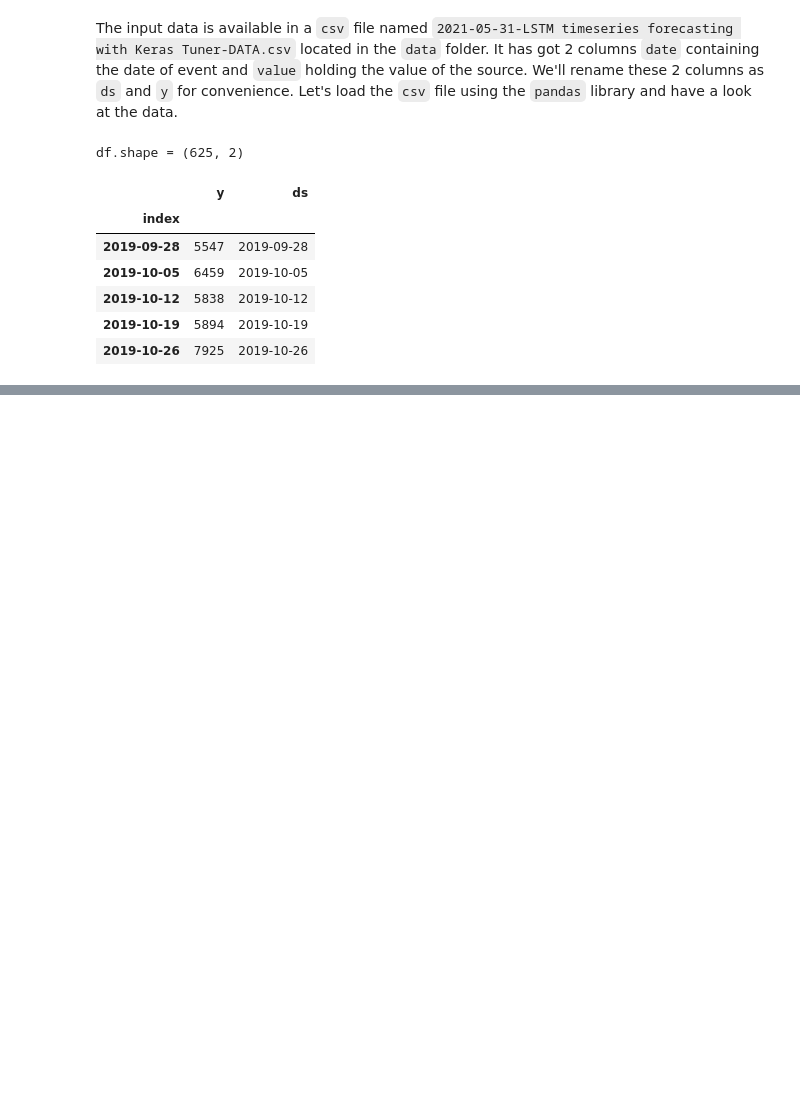
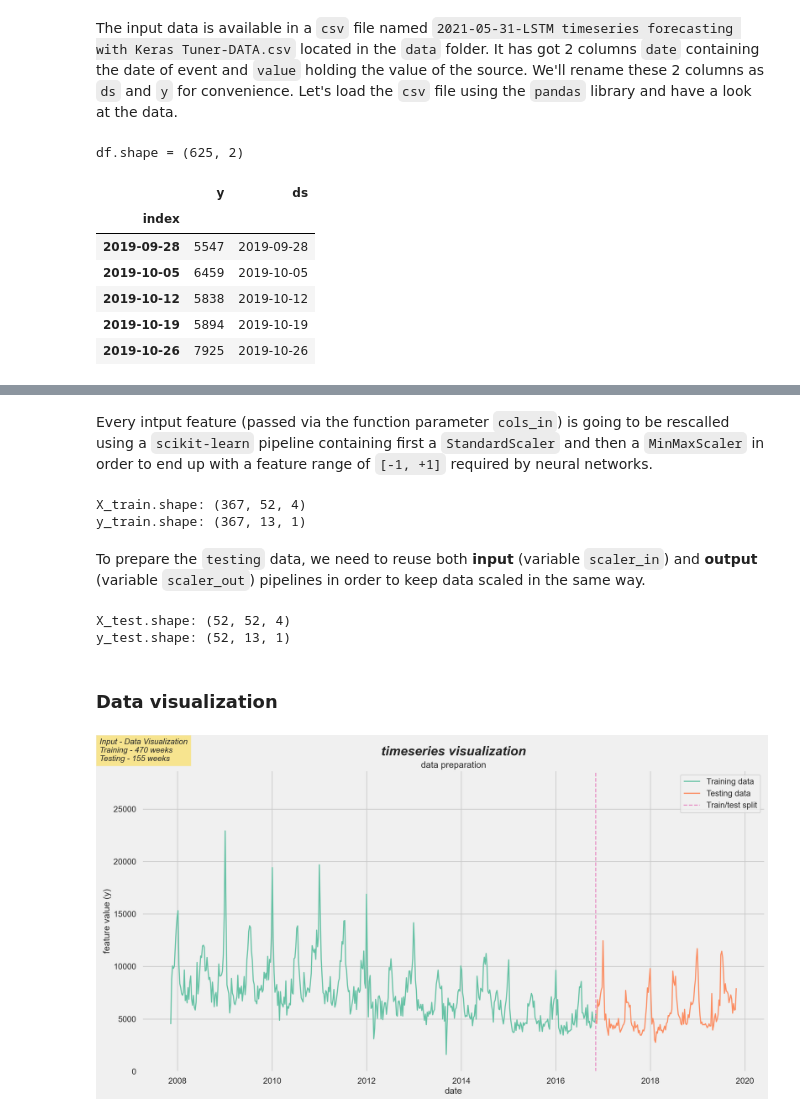
Before and after one commit to braibaud/blog, a Jupyter notebook: _notebooks/2021-05-31-LSTM timeseries forecasting with Keras Tuner.ipynb, the cells around one changed output, grey strips where cells are left out. Saved outputs shown, nothing was run; the diff lists cells and outputs as text; code cells hidden in the pictures; blank space fills up the shorter version.

```diff
--- a/_notebooks/2021-05-31-LSTM timeseries forecasting with Keras Tuner.ipynb
+++ b/_notebooks/2021-05-31-LSTM timeseries forecasting with Keras Tuner.ipynb
@@ -52,7 +95,9 @@ The input data is available in a `csv` file named `2021-05-31-LSTM timeseries fo
 # %%
 #collapse-hide
 df = pd.read_csv(
-    filepath_or_buffer='../assets/data/2021-05-31-LSTM timeseries forecasting with Keras Tuner-DATA.csv',
+    filepath_or_buffer='../assets/data/{0}-{1}.csv'.format(
+        params['project_date'],
+        params['project_name']),
     sep=';')
 
 df.rename(
@@ -76,7 +121,7 @@ df.set_index(
     inplace=True)
 
 df = df.asfreq(
-    freq='W-SAT')
+    freq=params['data_frequency'])
 
 df['ds'] = df.index
 
@@ -98,0 +148,3 @@ Let's keep the fisrt 80% of the data for `training` and the last 20% for `testin
+# %%
+sample_width = max(params['lag_size']) + params['input_size'] + params['output_size']
+print('sample_width: {0}'.format(sample_width))
@@ -99,5 +155,4 @@ Let's keep the fisrt 80% of the data for `training` and the last 20% for `testin
 # %%
-#hide_input
-threshold_date = pd.to_datetime(df.index[int(df.shape[0] * .8)])
+threshold_date = pd.to_datetime(df.index[df.shape[0] - (sample_width + params['testing_size'])])
 print('Cutoff date for training/testing split is {0}'.format(threshold_date.strftime('%d/%m/%Y')))
 # %% [output]
@@ -119,0 +162,6 @@ df_test.shape = (125, 2)
+# %%
+test_mask = (df['ds'] > threshold_date)
+df_train = df[~test_mask]
+df_test = df[test_mask]
+print('df_train.shape = {0}'.format(df_train.shape))
+print('df_test.shape = {0}'.format(df_test.shape))
@@ -119,0 +232,52 @@ df_test.shape = (125, 2)
+# %% [markdown]
+Every intput feature (passed via the function parameter `cols_in`) is going to be rescalled using a `scikit-learn` pipeline containing first a `StandardScaler` and then a `MinMaxScaler` in order to end up with a feature range of `[-1, +1]` required by neural networks.
+# %%
+X_train, y_train, index_train, scaler_in, scaler_out, cols_in_indices_train, cols_out_indices_train = prepare_data(
+    data=df_train,
+    lag_data=params['lag_size'],
+    cols_in=['y'],
+    steps_in=params['input_size'],
+    cols_out=['y'],
+    steps_out=params['output_size'])
+
+print('X_train.shape: {0}'.format(X_train.shape))
+print('y_train.shape: {0}'.format(y_train.shape))
+# %% [output]
+X_train.shape: (367, 52, 4)
+y_train.shape: (367, 13, 1)
+# %% [markdown]
+To prepare the `testing` data, we need to reuse both **input** (variable `scaler_in`) and **output** (variable `scaler_out`) pipelines in order to keep data scaled in the same way.
+# %%
+X_test, y_test, index_test, _, _, cols_in_indices_test, cols_out_indices_test = prepare_data(
+    data=df_test,
+    lag_data=params['lag_size'],
+    cols_in=['y'],
+    steps_in=params['input_size'],
+    cols_out=['y'],
+    steps_out=params['output_size'],
+    scaler_in=scaler_in,
+    scaler_out=scaler_out)
+
+print('X_test.shape: {0}'.format(X_test.shape))
+print('y_test.shape: {0}'.format(y_test.shape))
+# %% [output]
+X_test.shape: (52, 52, 4)
+y_test.shape: (52, 13, 1)
+# %% [markdown]
+### Data visualization
+# %%
+mwvh.plot_time_series(
+    title='timeseries visualization',
+    subtitle='data preparation',
+    name=('Input - Data Visualization{0}' +
+          'Training - {1} weeks{0}' +
+          'Testing - {2} weeks').format(
+            '\n',
+             df_train.shape[0],
+             df_test.shape[0]),
+    training=df_train,
+    testing=df_test,
+    ylabel='feature value (y)',
+    split=threshold_date)
+# %% [output]
+[figure, added]
```
Also changed, not shown: parts of 35 cells of this notebook, 2 other files.
